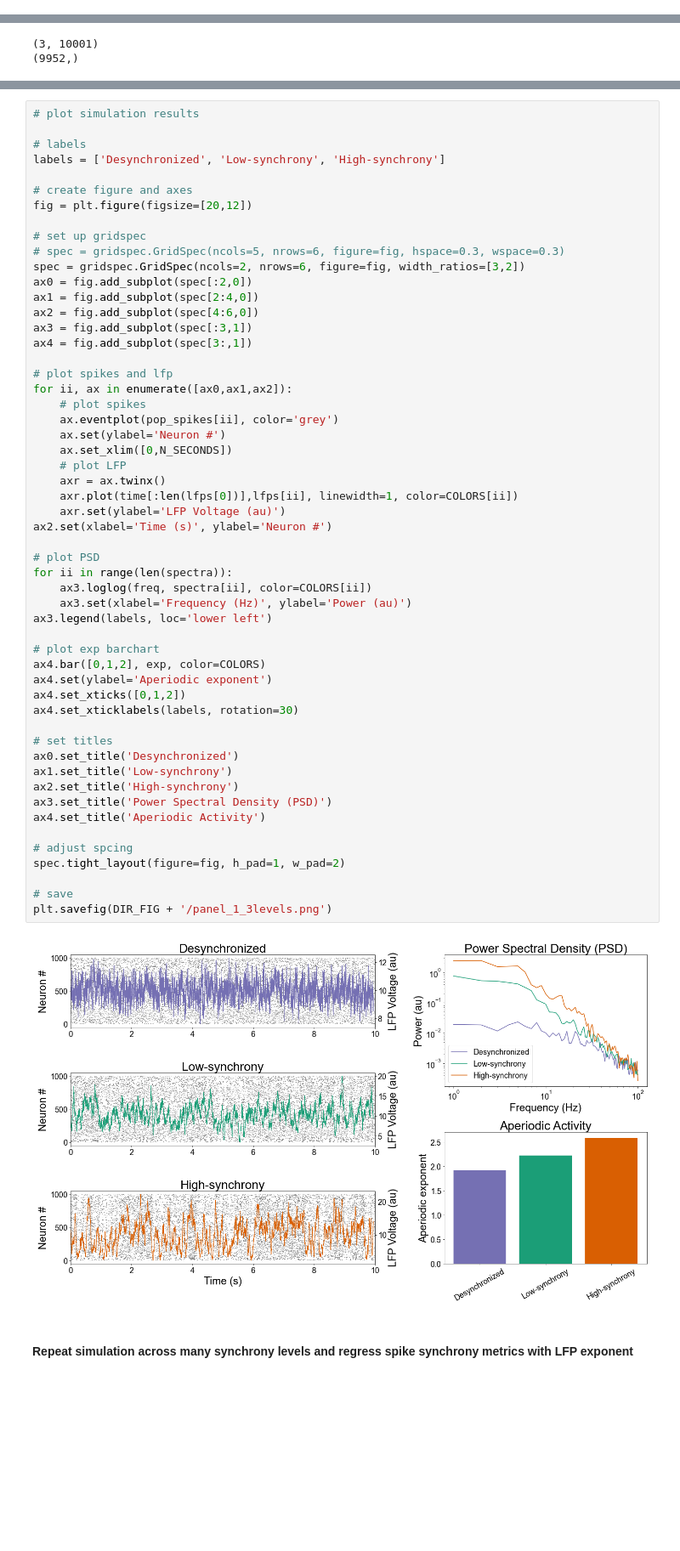
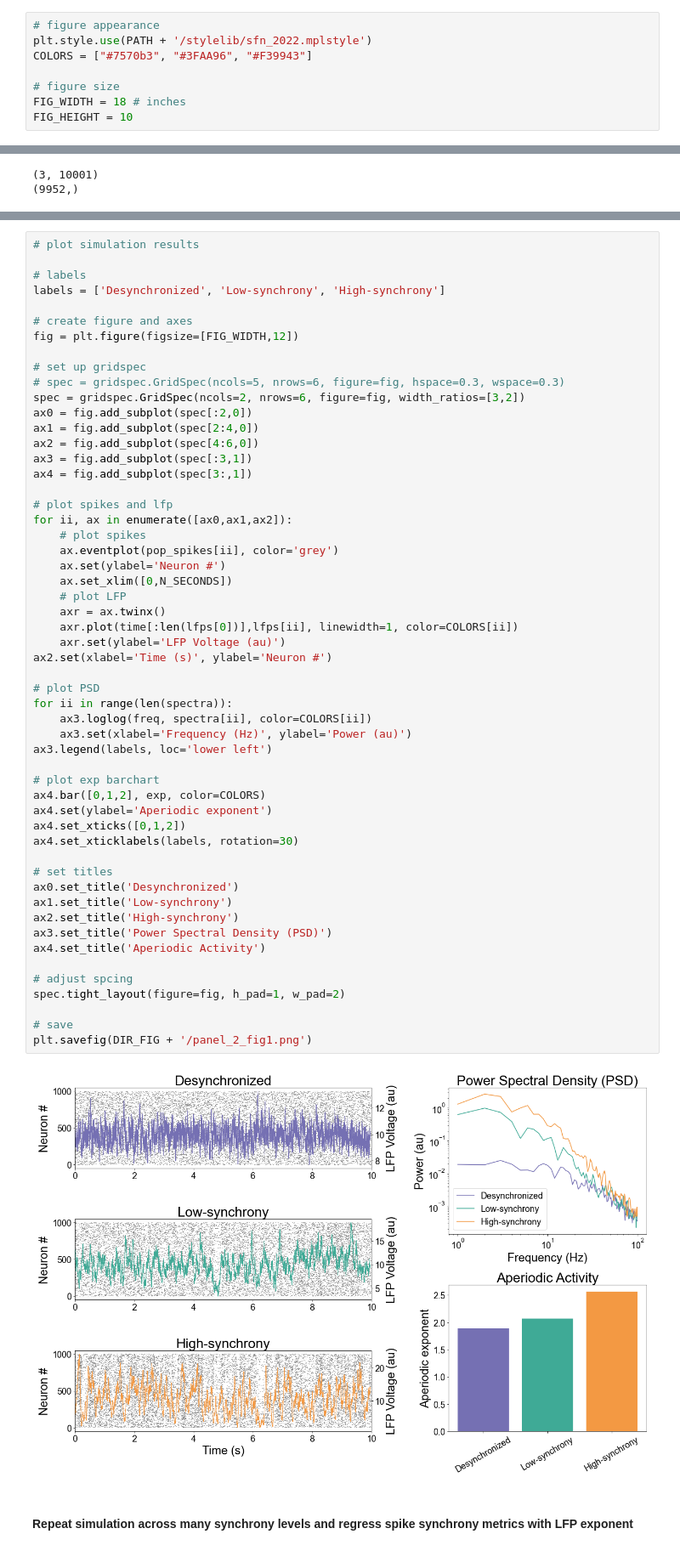
Before and after one commit to mwprestonjr/sfn_2022, a Jupyter notebook: notebooks/panel_2.ipynb, the cells around one changed output, grey strips where cells are left out. Shown at 85% size. Cells and saved outputs as stored; diff of their text form; blank space fills up the shorter version.

Commit message:
update fig appearance
update colors to match template
bold PSD lines
update figsize
update fig filenames

```diff
--- a/notebooks/panel_2.ipynb
+++ b/notebooks/panel_2.ipynb
@@ -60,3 +54,11 @@ COLORS = ["#7570b3", "#1b9e77", "#d95f02"]
+# %%
+# figure appearance
+plt.style.use(PATH + '/stylelib/sfn_2022.mplstyle')
+COLORS = ["#7570b3", "#3FAA96", "#F39943"]
+
+# figure size
+FIG_WIDTH = 18 # inches
+FIG_HEIGHT = 10
 # %% [markdown]
 #### Functions
 # %%
@@ -180,7 +182,7 @@ Running FOOOFGroup across 3 power spectra.
 labels = ['Desynchronized', 'Low-synchrony', 'High-synchrony']
 
 # create figure and axes
-fig = plt.figure(figsize=[20,12])
+fig = plt.figure(figsize=[FIG_WIDTH,12])
 
 # set up gridspec
 # spec = gridspec.GridSpec(ncols=5, nrows=6, figure=fig, hspace=0.3, wspace=0.3)
@@ -200,35 +202,35 @@ for ii, ax in enumerate([ax0,ax1,ax2]):
     # plot LFP
     axr = ax.twinx()
     axr.plot(time[:len(lfps[0])],lfps[ii], linewidth=1, color=COLORS[ii])
     axr.set(ylabel='LFP Voltage (au)')
 ax2.set(xlabel='Time (s)', ylabel='Neuron #')
 
 # plot PSD
 for ii in range(len(spectra)):
     ax3.loglog(freq, spectra[ii], color=COLORS[ii])
     ax3.set(xlabel='Frequency (Hz)', ylabel='Power (au)')
 ax3.legend(labels, loc='lower left')
 
 # plot exp barchart
 ax4.bar([0,1,2], exp, color=COLORS)
 ax4.set(ylabel='Aperiodic exponent')
 ax4.set_xticks([0,1,2])
 ax4.set_xticklabels(labels, rotation=30)
 
 # set titles
 ax0.set_title('Desynchronized')
 ax1.set_title('Low-synchrony')
 ax2.set_title('High-synchrony')
 ax3.set_title('Power Spectral Density (PSD)')
 ax4.set_title('Aperiodic Activity')
 
 # adjust spcing
 spec.tight_layout(figure=fig, h_pad=1, w_pad=2)
 
 # save
-plt.savefig(DIR_FIG + '/panel_1_3levels.png')
+plt.savefig(DIR_FIG + '/panel_2_fig1.png')
 # %% [output]
-[figure, old version]
+[figure, new version]
 # %% [markdown]
 #### Repeat simulation across many synchrony levels and regress spike synchrony metrics with LFP exponent
 # %%
```
Also changed, not shown: parts of 7 cells of this notebook.
